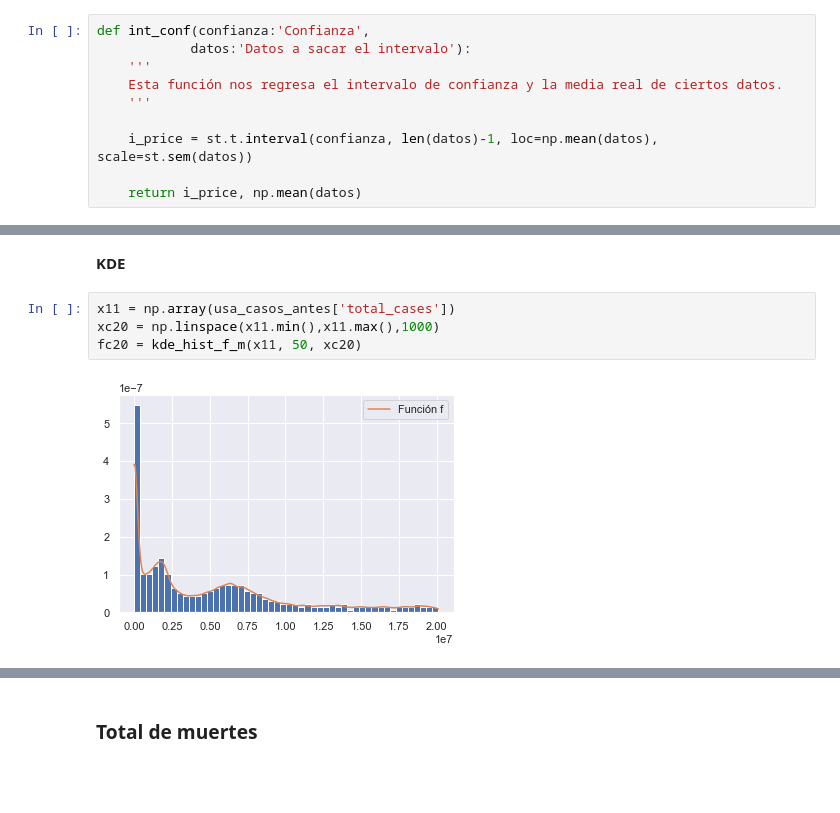
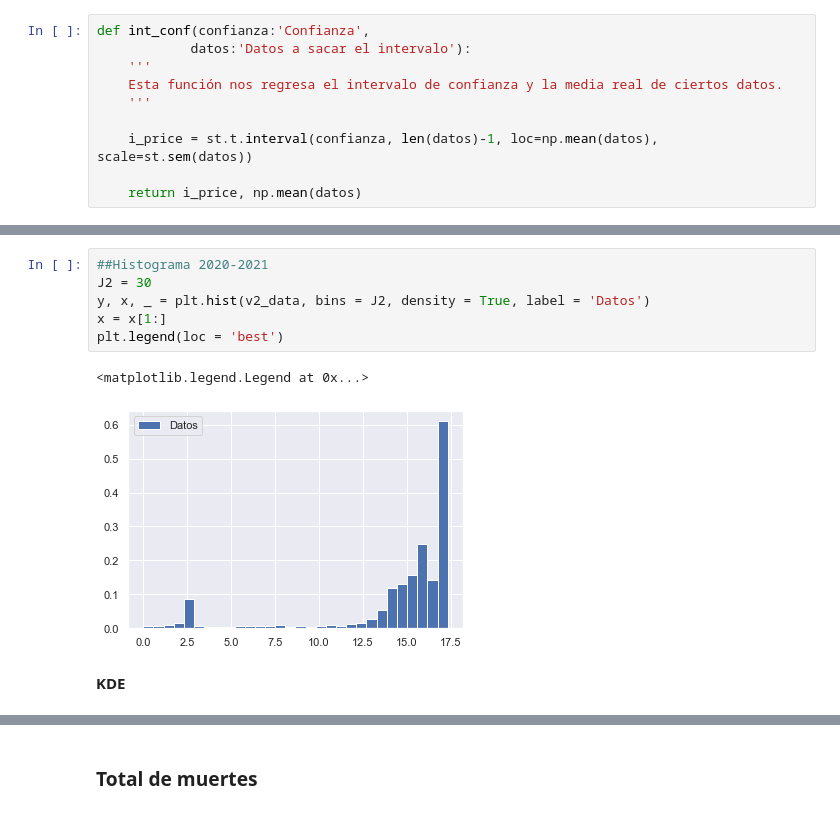
Before and after one commit to valerialadron/Proyecto_VLadron_MMLopez, a Jupyter notebook: Proyecto_VLadron_MMLopez.ipynb, the cells around one changed output, grey strips where cells are left out. Saved outputs shown, nothing was run; the diff lists cells and outputs as text; blank space fills up the shorter version.

```diff
--- a/Proyecto_VLadron_MMLopez.ipynb
+++ b/Proyecto_VLadron_MMLopez.ipynb
@@ -477,8 +475,11 @@ plt.hist(np.array(usa_casos['total_cases']), bins=30)
+# %%
+##Histograma 2020-2021
+J2 = 30
+y, x, _ = plt.hist(v2_data, bins = J2, density = True, label = 'Datos')
+x = x[1:]
+plt.legend(loc = 'best')
+# %% [output]
+<matplotlib.legend.Legend at 0x...>
+[figure, added]
 # %% [markdown]
 **KDE**
-# %%
-x11 = np.array(usa_casos_antes['total_cases'])
-xc20 = np.linspace(x11.min(),x11.max(),1000)
-fc20 = kde_hist_f_m(x11, 50, xc20)
-# %% [output]
-[figure, removed]
```
Also changed, not shown: parts of 48 cells of this notebook.
